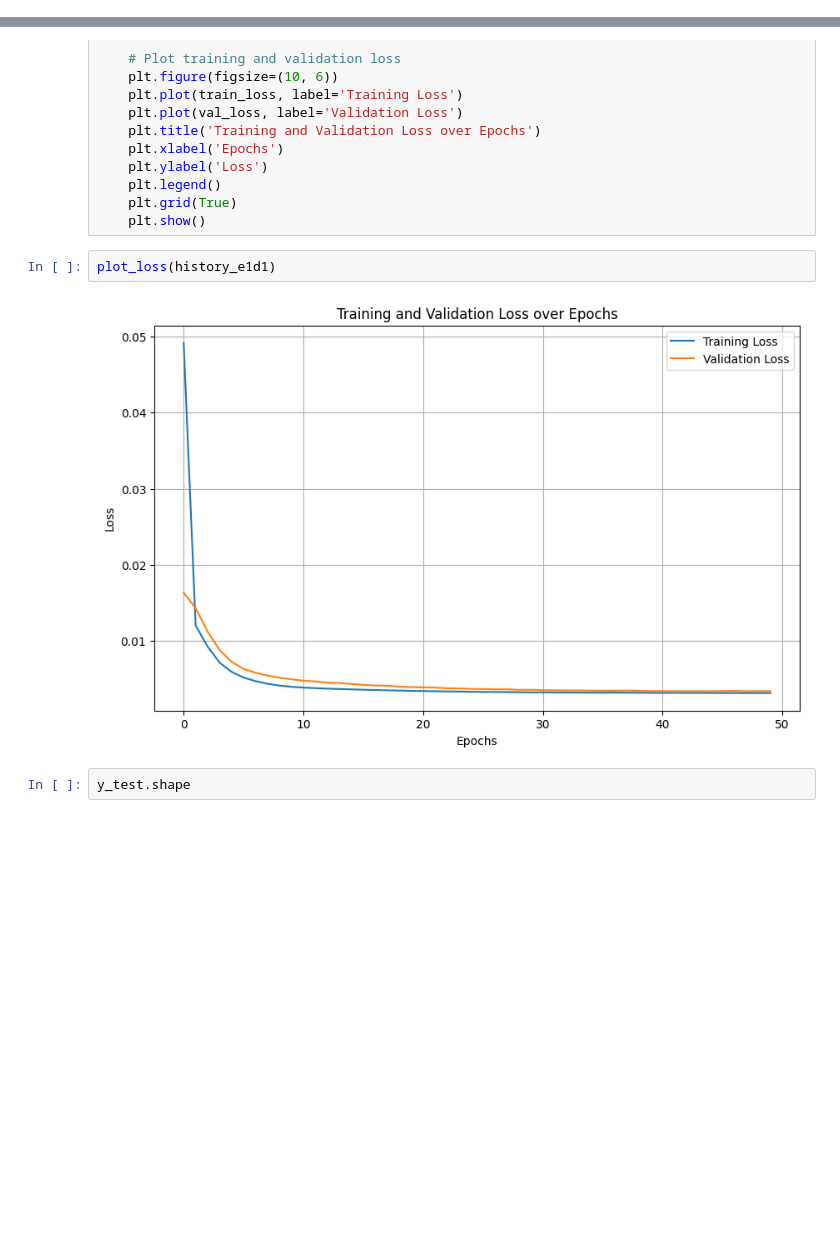
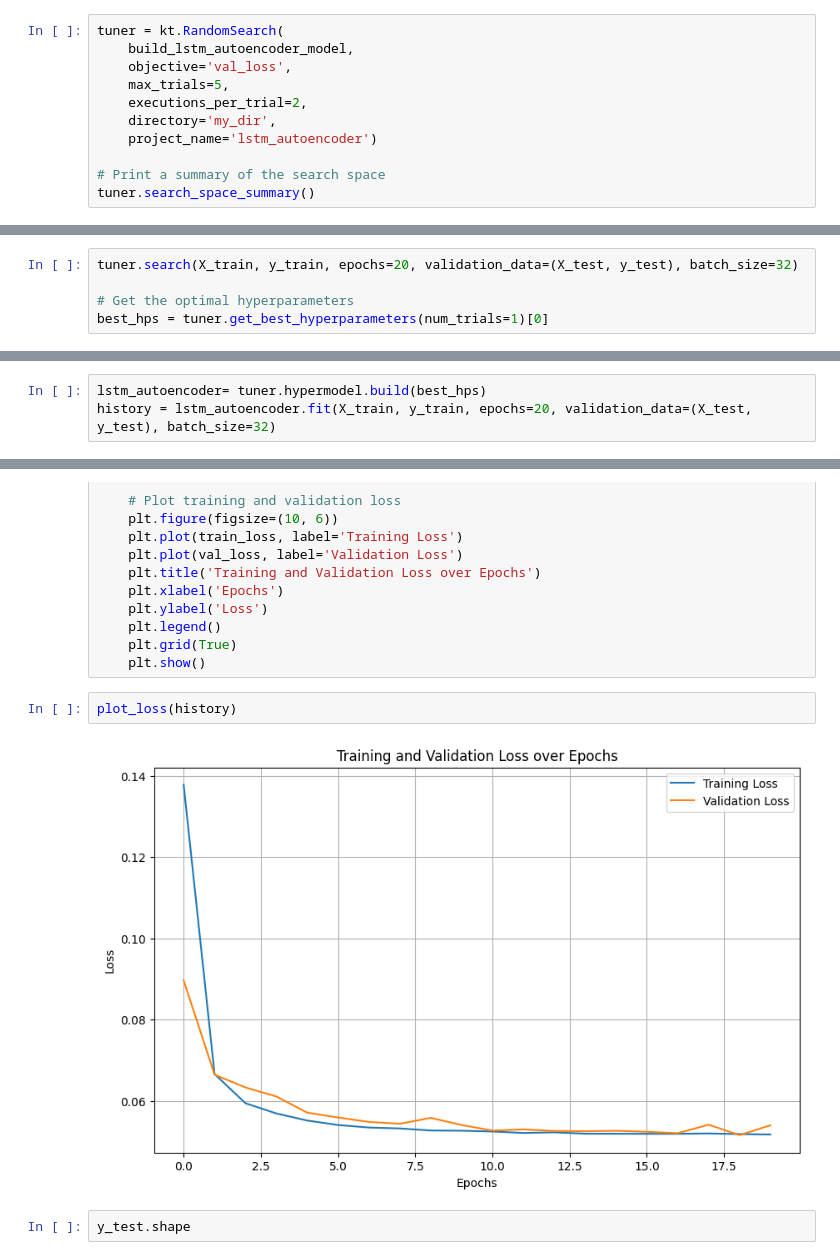
Before and after one commit to Dillonwong12/Air_Quality_Predictor, a Jupyter notebook: ml_dev/lstm.ipynb, the cells around one changed output, grey strips where cells are left out. Saved outputs shown, nothing was run; the diff lists cells and outputs as text; blank space fills up the shorter version.

Commit message:
hyperparam tuning for lstm autoencoder

```diff
--- a/ml_dev/lstm.ipynb
+++ b/ml_dev/lstm.ipynb
@@ -126,0 +95,11 @@ Epoch 50/50
+# %%
+tuner = kt.RandomSearch(
+    build_lstm_autoencoder_model,
+    objective='val_loss',
+    max_trials=5,
+    executions_per_trial=2,
+    directory='my_dir',
+    project_name='lstm_autoencoder')
+
+# Print a summary of the search space
+tuner.search_space_summary()
@@ -126,0 +113,5 @@ Epoch 50/50
+# %%
+tuner.search(X_train, y_train, epochs=20, validation_data=(X_test, y_test), batch_size=32)
+
+# Get the optimal hyperparameters
+best_hps = tuner.get_best_hyperparameters(num_trials=1)[0]
@@ -126,0 +131,3 @@ Epoch 50/50
+# %%
+lstm_autoencoder= tuner.hypermodel.build(best_hps)
+history = lstm_autoencoder.fit(X_train, y_train, epochs=20, validation_data=(X_test, y_test), batch_size=32)
@@ -141,9 +166,9 @@ def plot_loss(training_history):
     plt.grid(True)
     plt.show()
 # %%
-plot_loss(history_e1d1)
+plot_loss(history)
 # %% [output]
-[figure, old version]
+[figure, new version]
 # %%
 y_test.shape
 # %% [output]
```
Also changed, not shown: parts of 11 cells of this notebook, 1 other file.
